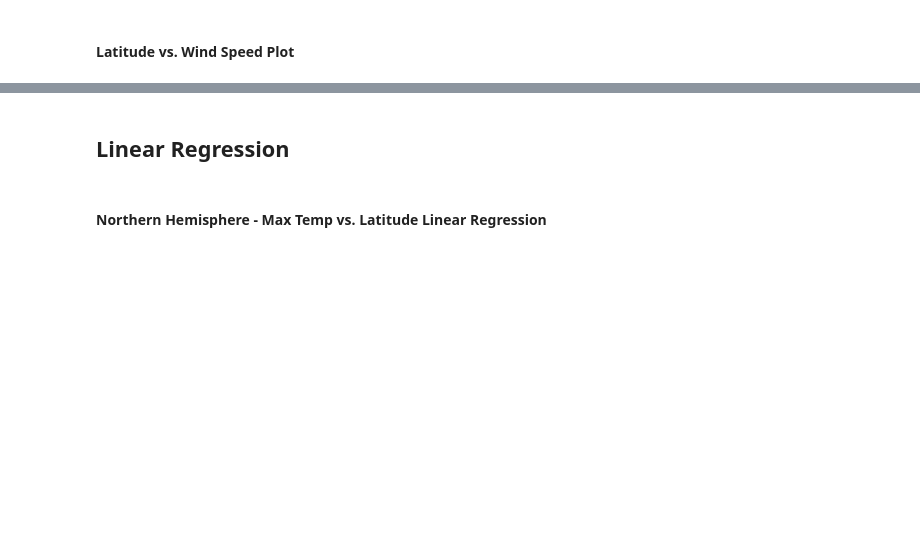
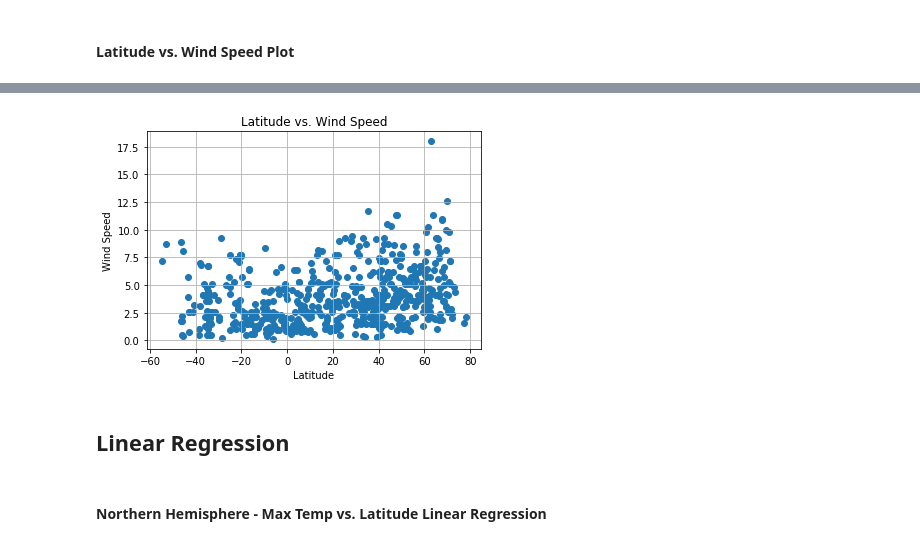
Before and after one commit to michaeltrias/python-api-challenge, a Jupyter notebook: WeatherPy_MCT.ipynb, the cells around one changed output, grey strips where cells are left out. Saved outputs shown, nothing was run; the diff lists cells and outputs as text; code cells hidden in the pictures; blank space fills up the shorter version.

```diff
--- a/WeatherPy_MCT.ipynb
+++ b/WeatherPy_MCT.ipynb
@@ -208,2 +223,16 @@ plt.title("City Latitude vs. Humidity")
+# %%
+
+plt.scatter(city_info_df["Latitude"],city_info_df["Wind Speed"])
+plt.xlabel("Latitude")
+plt.ylabel("Wind Speed")
+plt.title("Latitude vs. Wind Speed")
+
+# Save the figure
+plt.savefig("output_data/Fig4.png")
+
+plt.grid(True)
+plt.show()
+# %% [output]
+[figure, added]
 # %% [markdown]
 ## Linear Regression
```
Also changed, not shown: parts of 28 cells of this notebook.
